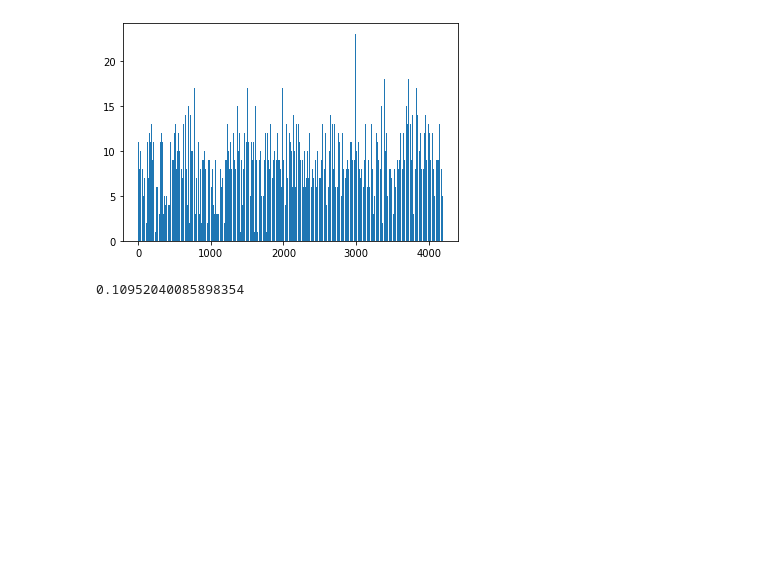
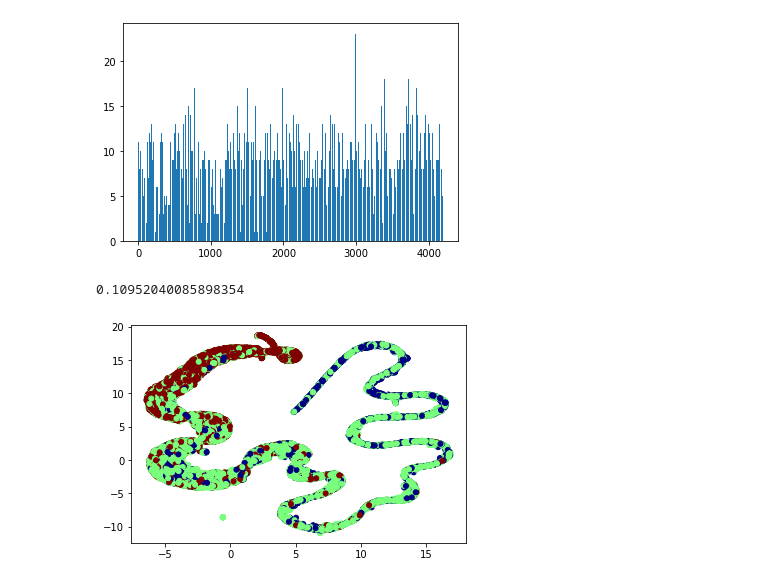
Before and after one commit to ByrdOfAFeather/pred_essay_quality, a Jupyter notebook: notebooks/init_explore.ipynb, the cells around one changed output. Drawn from its saved outputs; the diff is of its cells as text; code cells hidden in the pictures; blank space fills up the shorter version.

```diff
--- a/notebooks/init_explore.ipynb
+++ b/notebooks/init_explore.ipynb
@@ -309,3 +309,39 @@ out = (unique_essays.shape[0] * .1) // 8
 out / uniques.shape[0]
 # %% [output]
 0.10952040085898354
+# %%
+t_data = pd.read_csv(f"{config.DATA_PATH}/train_split.csv")
+cls_tokens_no_discourse_type = pd.read_csv(f"{config.DATA_PATH}/bert_embeddings_binary_classifier.csv", index_col="Index")
+t_data["discourse_effectiveness"] = config.get_encoder().inverse_transform(t_data["label"])
+import matplotlib as mpl
+import matplotlib.pyplot as plt
+import numpy as np
+%matplotlib inline
+
+
+mapper = umap.UMAP(random_state=255530)
+cls_tokens_no_discourse_type_reduced = mapper.fit_transform(cls_tokens_no_discourse_type)
+
+
+# Ineffective = blue
+# Effective = Red
+# Adequate = Green
+label_to_number = {
+    "Ineffective": 0,
+    "Adequate": 1,
+    "Effective": 2
+}
+
+
+cmap = plt.cm.jet
+cmaplist = [cmap(i) for i in range(cmap.N)]
+cmap = mpl.colors.LinearSegmentedColormap.from_list(
+    'Custom cmap', cmaplist, cmap.N)
+bounds = np.linspace(0, 3, 4)
+norm = mpl.colors.BoundaryNorm(bounds, cmap.N)
+
+fig, ax = plt.subplots()
+sc = ax.scatter(cls_tokens_no_discourse_type_reduced[:, 0], cls_tokens_no_discourse_type_reduced[:, 1], c=[label_to_number[i] for i in t_data["discourse_effectiveness"].values], s=25,
+                cmap=cmap, norm=norm)
+# %% [output]
+[figure, added]
```
Also changed, not shown: parts of 4 cells of this notebook, 8 other files.
